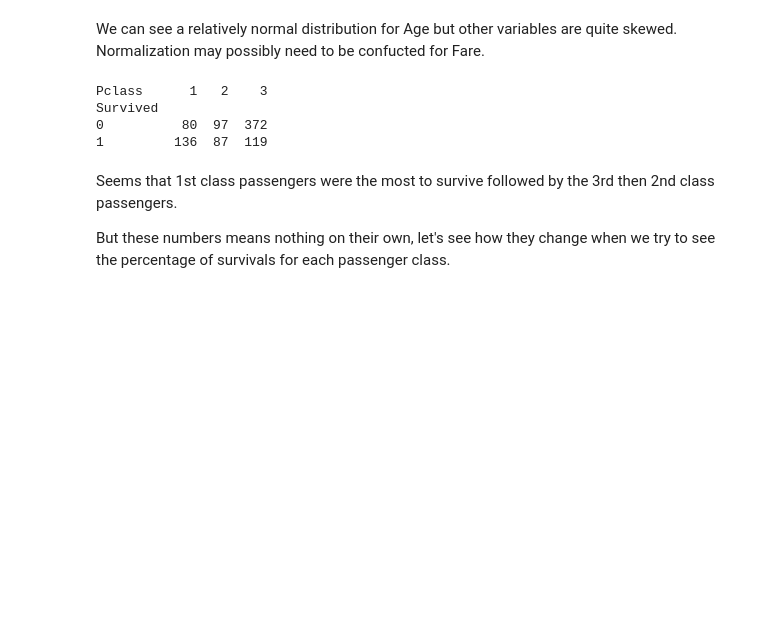
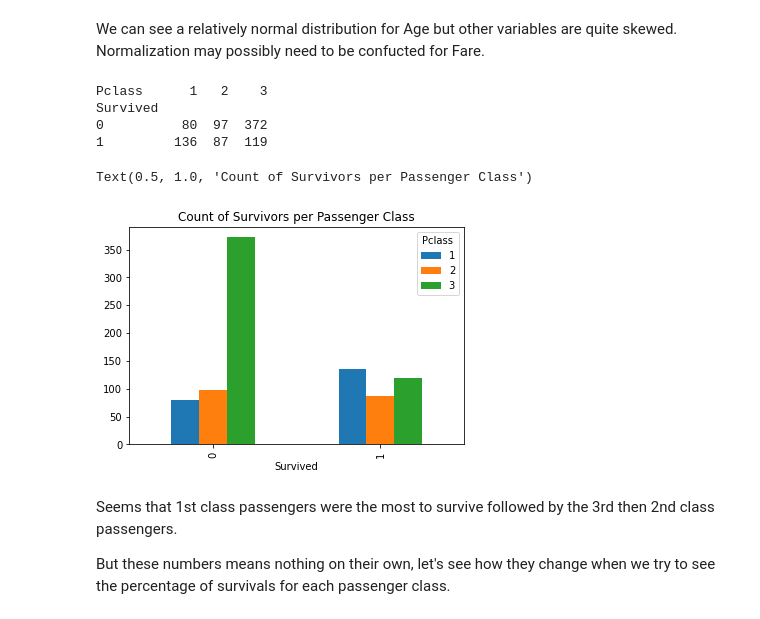
Before and after one commit to Shaheerairaj/Titanic-Project, a Jupyter notebook: titanic.ipynb, the cells around one changed output. Drawn from its saved outputs; the diff is of its cells as text; code cells hidden in the pictures; blank space fills up the shorter version.

```diff
--- a/titanic.ipynb
+++ b/titanic.ipynb
@@ -130,14 +130,20 @@ for i in df_num.columns:
 # %% [markdown]
 We can see a relatively normal distribution for Age but other variables are quite skewed. Normalization may possibly need to be confucted for Fare.
 # %%
-# Cabins purchased by each Pclass
+# Survivors of each passenger class
 
-print(pd.pivot_table(df, index='Survived', columns='Pclass', values='Ticket', aggfunc='count'))
+pclassSurv = pd.pivot_table(df, index='Survived', columns='Pclass', values='Ticket', aggfunc='count')
+print(pclassSurv)
 # %% [output]
 Pclass      1   2    3
 Survived
 0          80  97  372
 1         136  87  119
+# %%
+pclassSurv.plot(kind='bar').set_title('Count of Survivors per Passenger Class')
+# %% [output]
+Text(0.5, 1.0, 'Count of Survivors per Passenger Class')
+[figure, added]
 # %% [markdown]
 Seems that 1st class passengers were the most to survive followed by the 3rd then 2nd class passengers.
 
```
Also changed, not shown: parts of 1 cell of this notebook.
